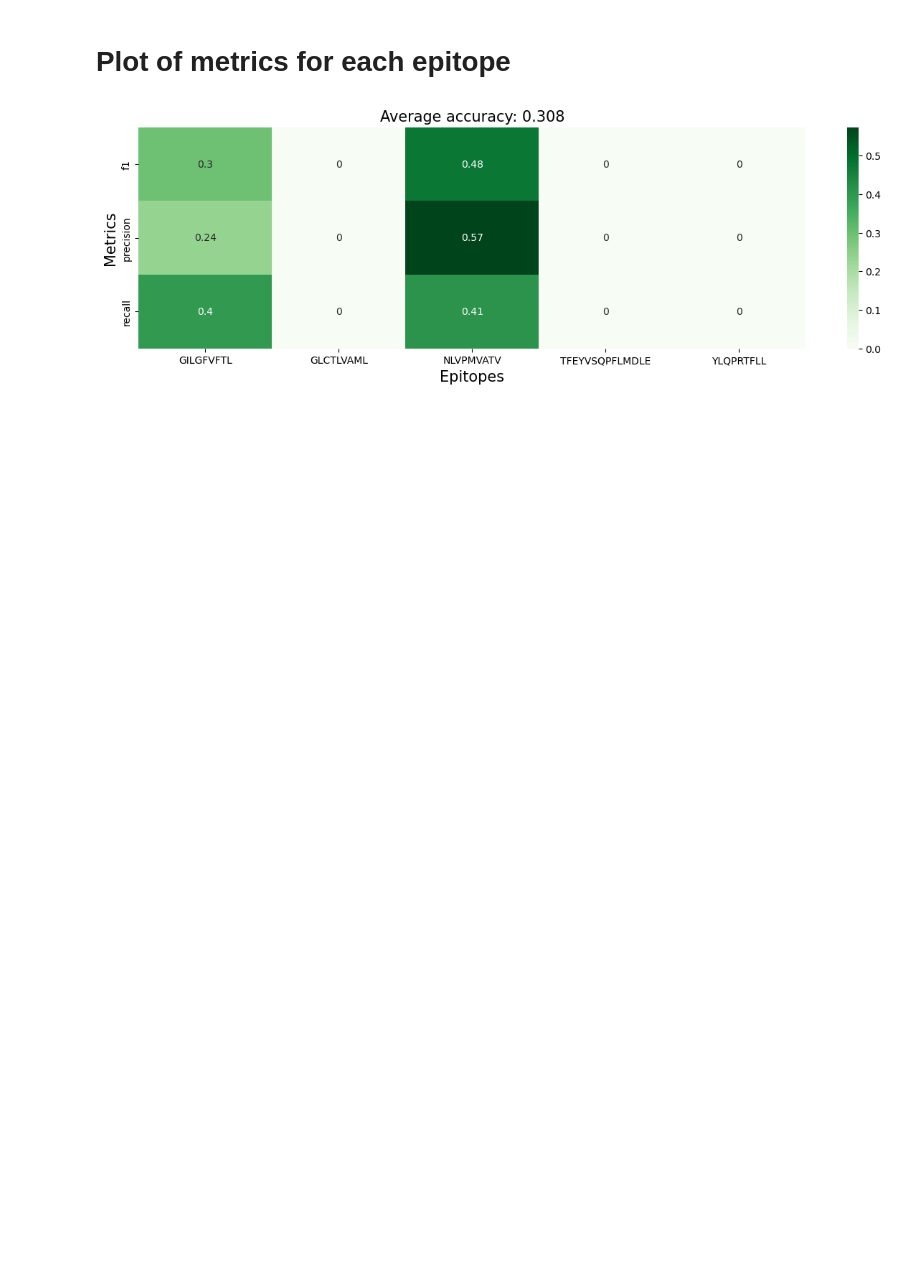
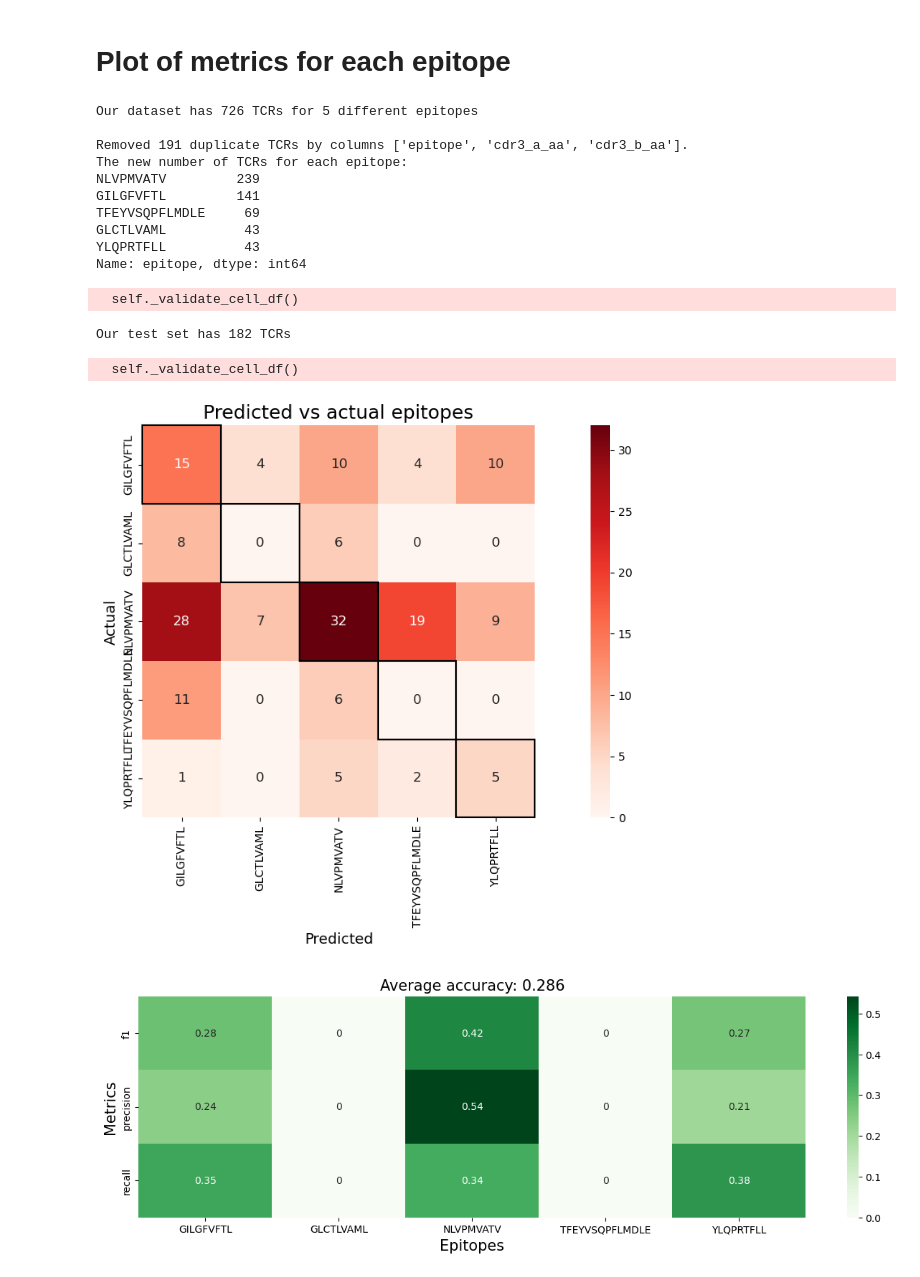
Before and after one commit to UoB-DSMP-2023-24/dsmp-2024-groupol1, a Jupyter notebook: KNN prediction using UMAP reduced data.ipynb, the cells around one changed output. Drawn from its saved outputs; the diff is of its cells as text; code cells hidden in the pictures; blank space fills up the shorter version.

Commit message:
accomdating metrics for separate chains

```diff
--- a/KNN prediction using UMAP reduced data.ipynb
+++ b/KNN prediction using UMAP reduced data.ipynb
@@ -273,2 +241,11 @@ model = train_model(train_reduced_df,Y)
 # %%
-print('Our test set has {} TCRs'.format(test_df.shape[0]))
+def format_test_set(test_df):
+
+    print('Our test set has {} TCRs'.format(test_df.shape[0]))
+    # change column name
+    test_df.rename(columns={'antigen.epitope': 'epitope'}, inplace=True)
+    # For confusion matrix. We only keep the epitopes that are also available in the train set
+    list_of_epitopes = list(train_df['epitope'].unique())
+    test_df = test_df.loc[test_df['epitope'].isin(list_of_epitopes)]
+    test_df.reset_index(drop=True, inplace=True)
+    return test_df
@@ -358,6 +313,31 @@ def plot_metrics_for_each_epitope(metrics_table_df,metrics_holder):
     axis.set_ylabel('Metrics', fontsize=15)
     axis.set_xlabel('Epitopes', fontsize=15)
     axis.set_title(f"Average accuracy: {metrics_holder['accuracy']:.3f}", fontsize=15)
-plot_metrics_for_each_epitope(metrics_table_df,metrics_holder)
-# %% [output]
-[figure, removed]
+# %%
+
+chains_to_use = ['alpha','beta'] # specify which chains we want to use
+data_to_use = paired_chains # specify the data that represents these chains
+train_df, test_df = set_up_data(chains_to_use, data_to_use)
+train_reduced_df, Y = get_distances_training_set(train_df,chains_to_use)
+model = train_model(train_reduced_df,Y)
+test_df = format_test_set(test_df)
+Y_test, prediction_labels = get_test_distances_predictions(test_df,chains_to_use)
+metrics_holder,metrics_table_df = get_performance_metrics(Y_test,prediction_labels)
+plot_confusion_matrix(metrics_holder)
+plot_metrics_for_each_epitope(metrics_table_df,metrics_holder)
+# %% [output]
+Our dataset has 726 TCRs for 5 different epitopes
+
+Removed 191 duplicate TCRs by columns ['epitope', 'cdr3_a_aa', 'cdr3_b_aa'].
+The new number of TCRs for each epitope:
+NLVPMVATV         239
+GILGFVFTL         141
+TFEYVSQPFLMDLE     69
+GLCTLVAML          43
+YLQPRTFLL          43
+Name: epitope, dtype: int64
+  self._validate_cell_df()
+Our test set has 182 TCRs
+  self._validate_cell_df()
+[figure, added]
+[figure, added]
```
Also changed, not shown: parts of 11 cells of this notebook.
